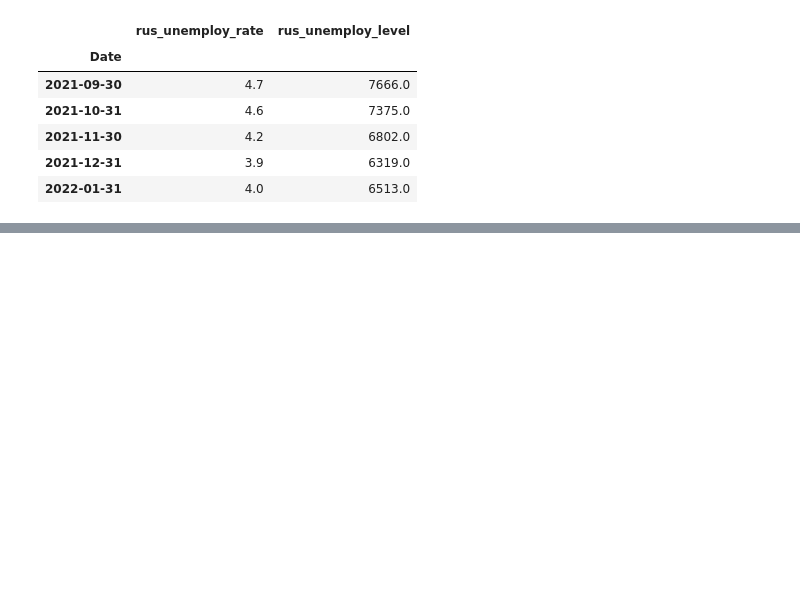
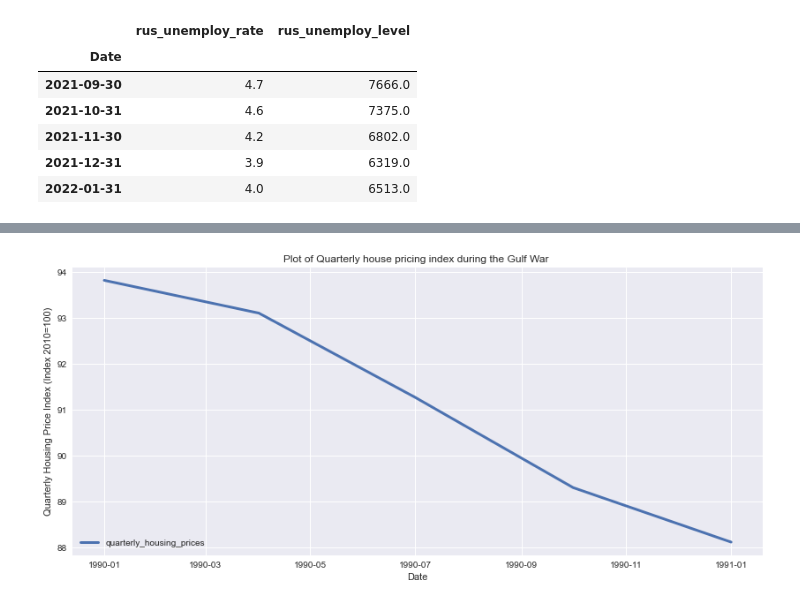
Before and after one commit to lrb924/Collateral_Damage, a Jupyter notebook: yohan.ipynb, the cells around one changed output, grey strips where cells are left out. Drawn from its saved outputs; the diff is of its cells as text; code cells hidden in the pictures; blank space fills up the shorter version.

```diff
--- a/yohan.ipynb
+++ b/yohan.ipynb
@@ -174,0 +401,26 @@ rus_df.hvplot.bar(
+# %%
+## Gulf war housing prices index. There's limited out there for this luckily FRED has quartely data for
+## housing prices in the 1990s.
+## Zillow housing data starts in 1996
+# For some reason quandle cannot read the QUSR628BIS
+## downloaded the xls filefrom here https://fred.stlouisfed.org/series/QUSR628BIS
+
+df = pd.read_csv('Resources/gulf_war_index.csv')
+
+
+df['observation_date'] = pd.to_datetime(df['observation_date'])
+
+df.rename(columns = {'QUSR628BIS': 'quarterly_housing_prices'}, inplace = True)
+# %%
+## gettting data from 1990-02-1 to 1991-02-28
+## since it's quarterly,
+
+mask1 = df['observation_date'] >= "1990-01-1"
+
+mask2 = df['observation_date'] <= "1991-03-01"
+
+mask = mask1&mask2
+
+gulf_df = df[mask]
+
+gulf_df
@@ -174,0 +434,18 @@ rus_df.hvplot.bar(
+# %%
+## plotting the quartely pricing index for the gulf war.
+gulf_plot_df = gulf_df.set_index('observation_date')
+
+fig,ax = plt.subplots(1,1, figsize = (14,6))
+plt.style.use('seaborn')
+
+ax.plot('quarterly_housing_prices', linewidth=3, data=gulf_plot_df)
+ax.set_title('Plot of Quarterly house pricing index during the Gulf War ')
+plt.xlabel('Date')
+plt.ylabel('Quarterly Housing Price Index (Index 2010=100)')
+
+handles,labels = ax.get_legend_handles_labels()
+ax.legend(handles, labels, loc='lower left', prop = {"size":10})
+
+plt.show()
+# %% [output]
+[figure, added]
```
Also changed, not shown: parts of 14 cells of this notebook.
